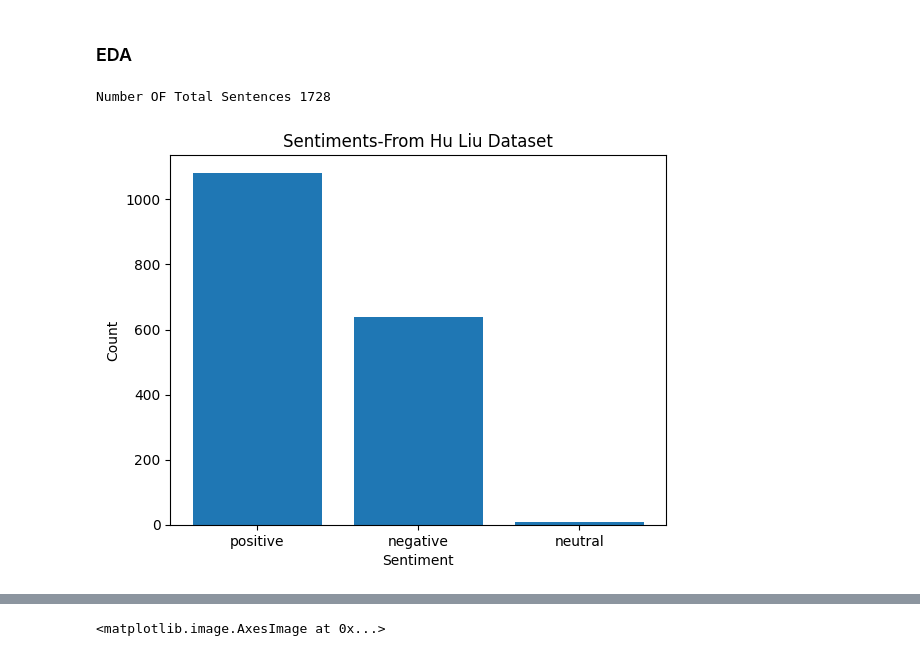
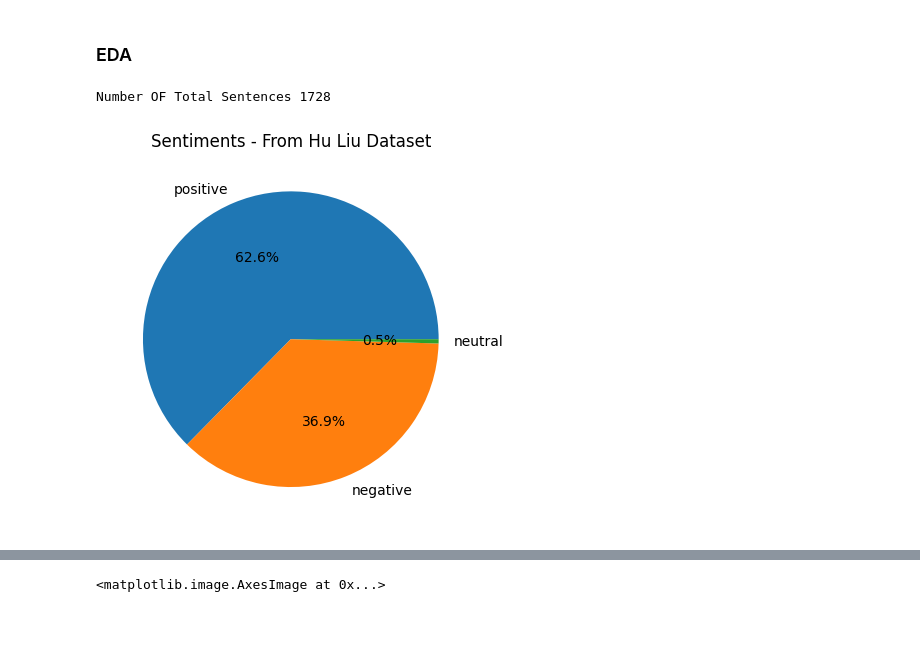
Before and after one commit to MFRSiam/SentimentAnalysis_CSE299, a Jupyter notebook: Project Notebook.ipynb, the cells around one changed output, grey strips where cells are left out. Saved outputs shown, nothing was run; the diff lists cells and outputs as text; code cells hidden in the pictures; blank space fills up the shorter version.

```diff
--- a/Project Notebook.ipynb
+++ b/Project Notebook.ipynb
@@ -3,29 +3,31 @@
 # %%
 import openpyxl
 import matplotlib.pyplot as plt
 
 # Load data from xlsx file
 wb = openpyxl.load_workbook('data.xlsx')
 sheet = wb["Extracted Data"]
 
 sentiment_column = sheet['B']
 sentiment_values = [cell.value for cell in sentiment_column]
 
 sentiment_counts = {}
 for sentiment in sentiment_values:
     if sentiment not in sentiment_counts:
         sentiment_counts[sentiment] = 0
     sentiment_counts[sentiment] += 1
 
 print("Number OF Total Sentences",len(sentiment_column))
-plt.bar(sentiment_counts.keys(), sentiment_counts.values())
-plt.title('Sentiments-From Hu Liu Dataset')
-plt.xlabel('Sentiment')
-plt.ylabel('Count')
+# Calculate the percentage of each sentiment category
+sentiment_percentages = [(count / len(sentiment_column)) * 100 for count in sentiment_counts.values()]
+
+# Create a pie chart
+plt.pie(sentiment_percentages, labels=sentiment_counts.keys(), autopct='%1.1f%%')
+plt.title('Sentiments - From Hu Liu Dataset')
 plt.show()
 # %% [output]
 Number OF Total Sentences 1728
-[figure, old version]
+[figure, new version]
 # %%
 aspects_column = sheet['C']
 aspects_values = [cell.value for cell in aspects_column]
```
Also changed, not shown: 1 other file.
